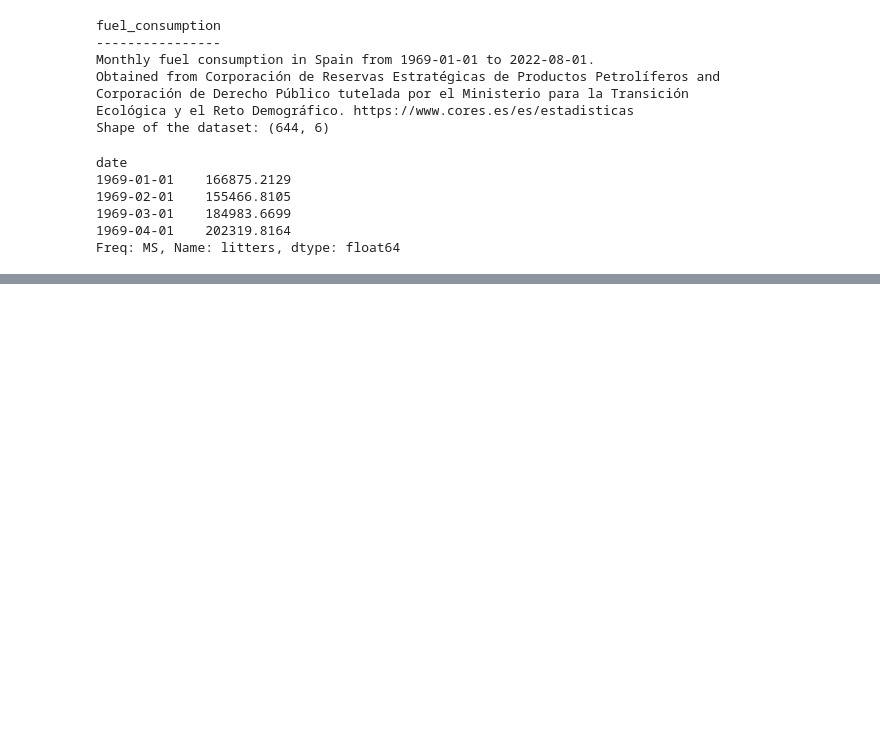
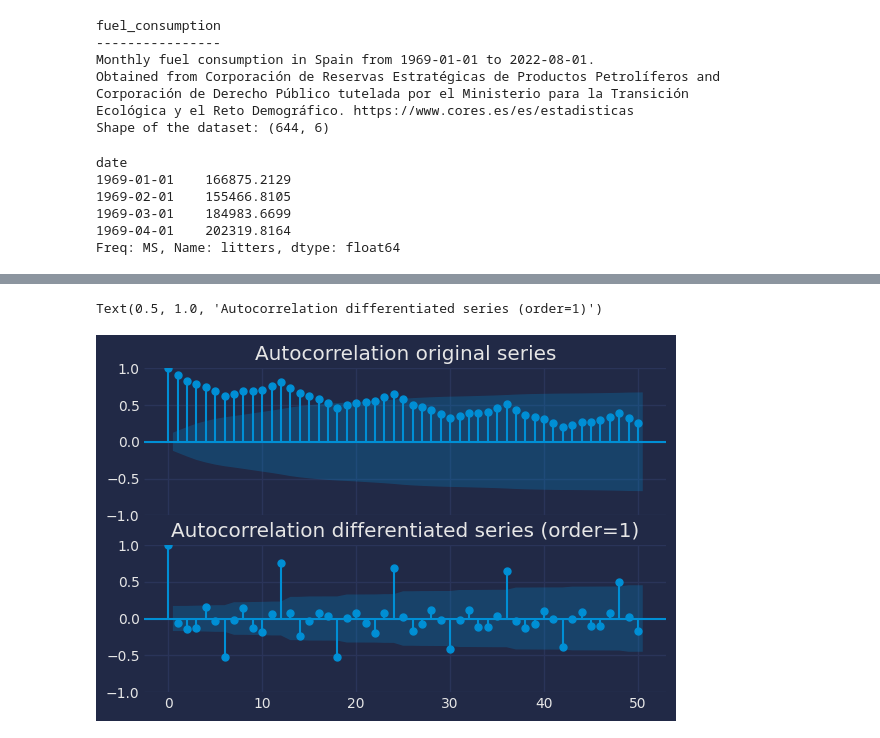
Before and after one commit to Casper0913/p9-energy, a Jupyter notebook: autoregression.ipynb, the cells around one changed output, grey strips where cells are left out. Drawn from its saved outputs; the diff is of its cells as text; code cells hidden in the pictures; blank space fills up the shorter version.

```diff
--- a/autoregression.ipynb
+++ b/autoregression.ipynb
@@ -93,0 +159,11 @@ ax.legend();
+# %%
+# Autocorrelation plot for original and differentiated series
+# ==============================================================================
+fig, axs = plt.subplots(nrows=2, ncols=1, figsize=(6, 4), sharex=True)
+plot_acf(data, ax=axs[0], lags=50, alpha=0.05)
+axs[0].set_title('Autocorrelation original series')
+plot_acf(data_diff_1, ax=axs[1], lags=50, alpha=0.05)
+axs[1].set_title('Autocorrelation differentiated series (order=1)')
+# %% [output]
+Text(0.5, 1.0, 'Autocorrelation differentiated series (order=1)')
+[figure, added]
```
Also changed, not shown: parts of 26 cells of this notebook.
